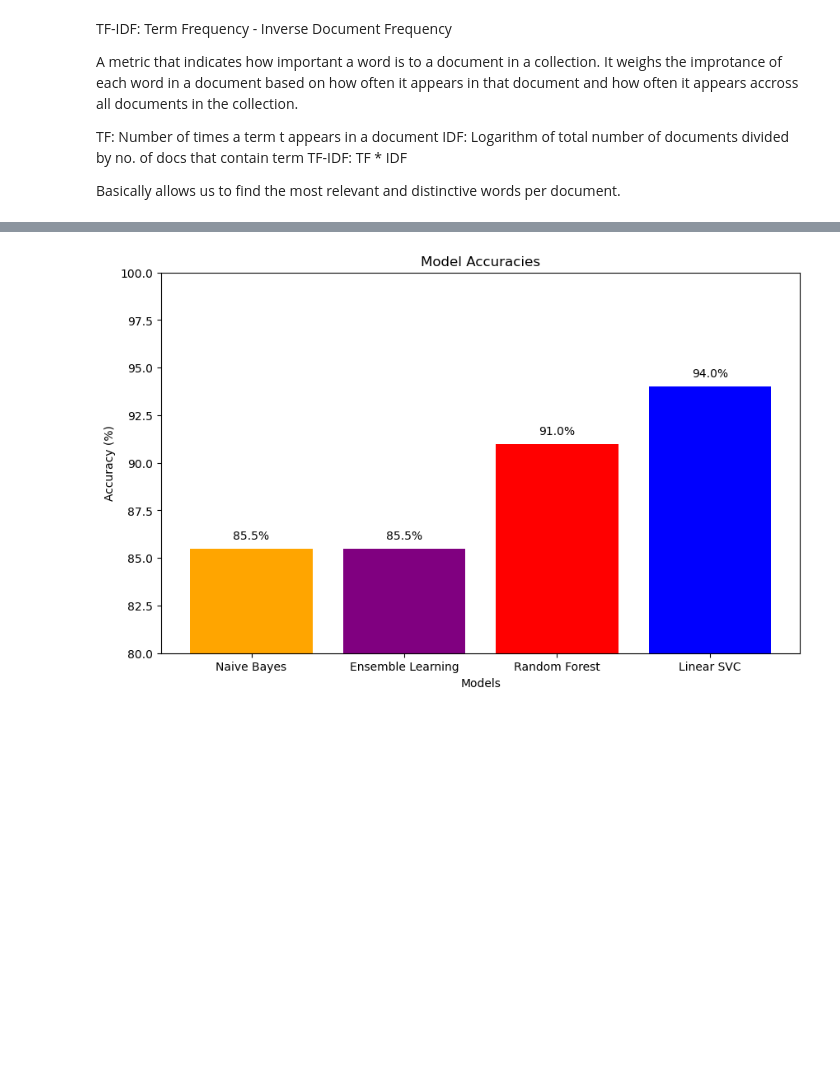
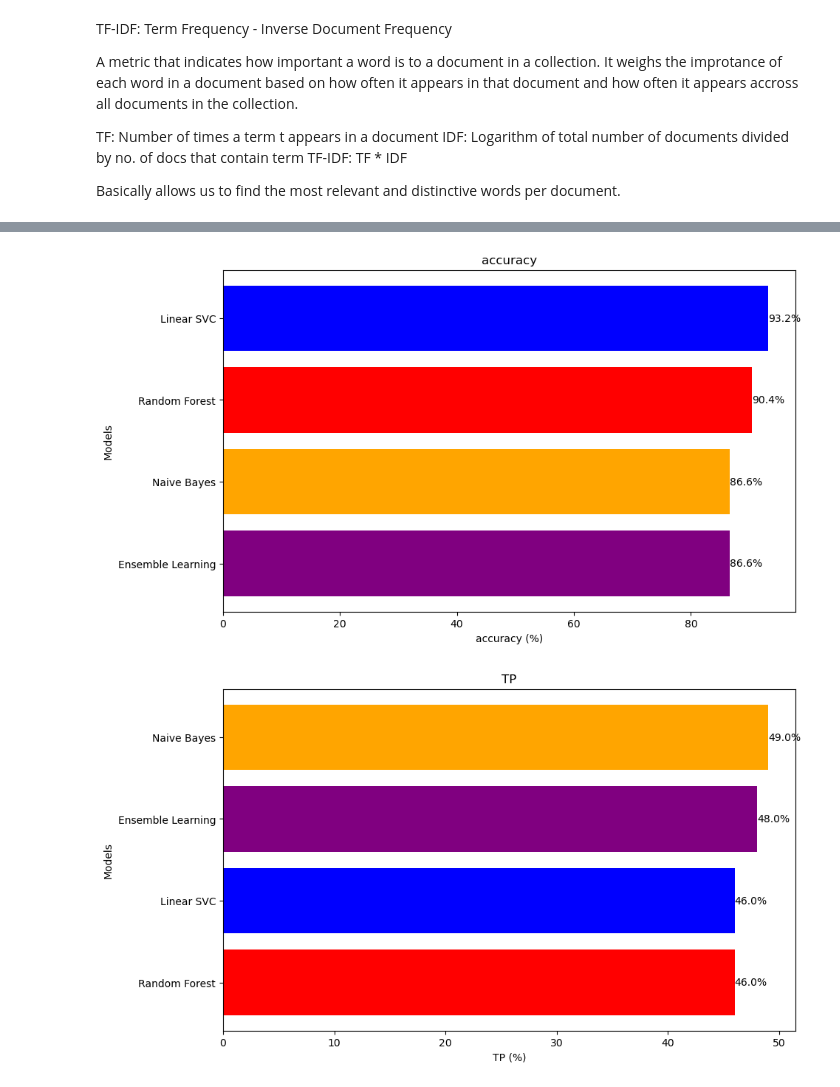
Before and after one commit to SharmaArpit956/Fake-News-Detection, a Jupyter notebook: Fake News Detection.ipynb, the cells around one changed output, grey strips where cells are left out. Drawn from its saved outputs; the diff is of its cells as text; code cells hidden in the pictures; blank space fills up the shorter version.

Commit message:
horizontal graphs added

```diff
--- a/Fake News Detection.ipynb
+++ b/Fake News Detection.ipynb
@@ -114,10 +114,10 @@ def draw_confuion_matrix(title, cmap_choice, score, actual, predictions):
     total = TP + TN + FP + FN
 
     # Calculating percentages
-    TP_percent = (TP / total) * 100
-    TN_percent = (TN / total) * 100
-    FP_percent = (FP / total) * 100
-    FN_percent = (FN / total) * 100
+    TP_percent = (TP / total)
+    TN_percent = (TN / total)
+    FP_percent = (FP / total)
+    FN_percent = (FN / total)
 
     # Rounding the percentages
     TP_percent = round(TP_percent, 2)
@@ -243,40 +227,43 @@ model_scores
 # %%
 import matplotlib.pyplot as plt
 
-# Your updated dictionary of model metrics
-# model_scores = {
-#     'Linear SVC': {'accuracy': 0.9447513812154696, 'TP': 100, 'FN': 10, 'FP': 5, 'TN': 85, 'color': 'blue'},
-#     'Random Forest': {'accuracy': 0.904498816101026, 'TP': 90, 'FN': 15, 'FP': 8, 'TN': 87, 'color': 'green'},
-#     'Naive Bayes': {'accuracy': 0.8831886345698501, 'TP': 85, 'FN': 20, 'FP': 10, 'TN': 85, 'color': 'red'},
-#     'Ensemble Learning': {'accuracy': 0.9250197316495659, 'TP': 95, 'FN': 12, 'FP': 6, 'TN': 87, 'color': 'purple'}
-# }
+def draw_performance_graph(performance_type):
+    # Extract models, accuracies, and colors
+    models, performances, colors = zip(*[(model, data[performance_type], data['color'])
+                                         for model, data in sorted(model_scores.items(),
+                                                                   key=lambda item: item[1][performance_type],
+                                                                   reverse=True)])
 
-# Extract models, accuracies, and colors
-models, accuracies, colors = zip(*[(model, data['accuracy'], data['color'])
-                                  for model, data in sorted(model_scores.items(),
-                                                            key=lambda item: item[1]['accuracy'])])
+    # Convert each color to lowercase and remove the trailing 's'
+    colors = [color.lower()[:-1] if color.endswith('s') else color.lower() for color in colors]
 
-# Convert each color to lowercase and remove the trailing 's'
-colors = [color.lower()[:-1] if color.endswith('s') else color.lower() for color in colors]
+    # Convert performances to percentages
+    performances = [performance * 100 for performance in performances]
+
+    # Creating the horizontal bar plot
+    plt.figure(figsize=(10, 6))
+    plt.barh(models, performances, color=colors)
+
+    plt.ylabel('Models')
+    plt.xlabel(performance_type + " (%)")
+    plt.title(performance_type)
+
+    # Optional: Adding the percentage next to each bar
+    for i in range(len(models)):
+        plt.text(performances[i], i, f'{performances[i]:.1f}%', va='center')
+
+    # Invert y-axis to have the highest value at the top
+    plt.gca().invert_yaxis()
+
+    # Show the plot
+    plt.show()
 
 
-# Convert accuracies to percentages
-accuracies = [accuracy * 100 for accuracy in accuracies]
-
-# Creating the bar plot
-plt.figure(figsize=(10, 6))
-plt.bar(models, accuracies, color=colors)
-
-plt.xlabel('Models')
-plt.ylabel('Accuracy (%)')
-plt.title('Model Accuracies')
-plt.ylim([80, 100])  # Adjust y-axis limits for percentage
-
-# Optional: Adding the percentage on top of each bar
-for i in range(len(models)):
-    plt.text(i, accuracies[i] + 0.5, f'{accuracies[i]:.1f}%', ha='center')
-
-# Show the plot
-plt.show()
+draw_performance_graph('accuracy')
+draw_performance_graph('TP')
+draw_performance_graph('TN')
+draw_performance_graph('FP')
+draw_performance_graph('FN')
 # %% [output]
-[figure, old version]
+[figure, new version]
+[figure, added]
```
Also changed, not shown: parts of 6 cells of this notebook.
